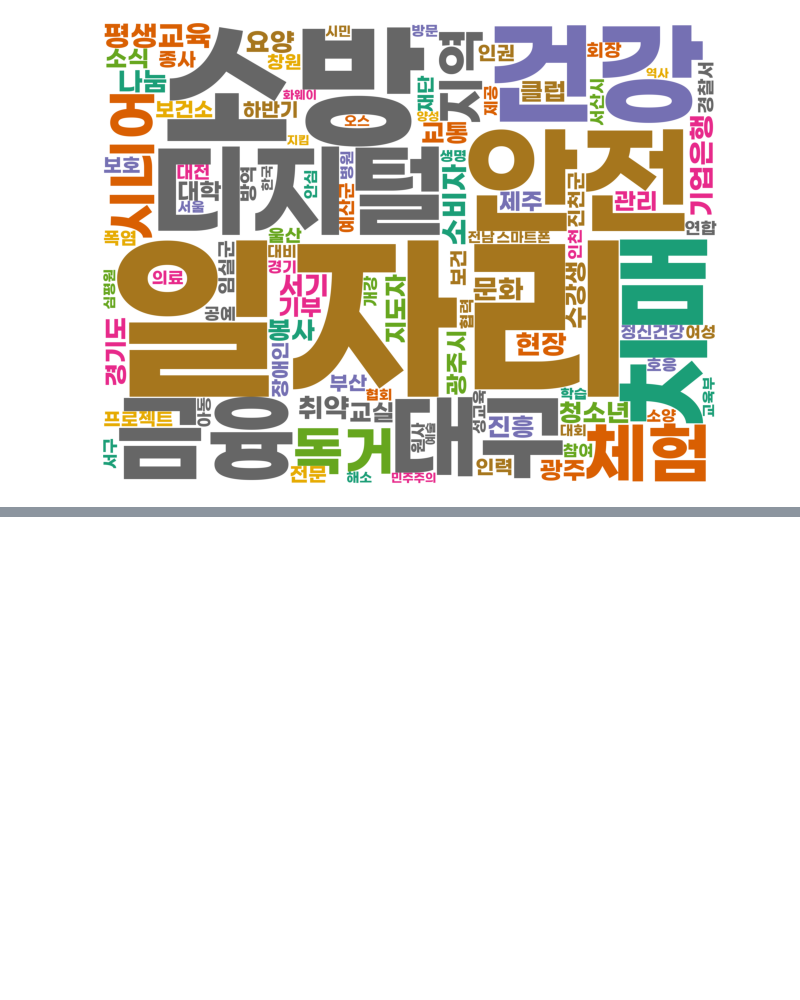
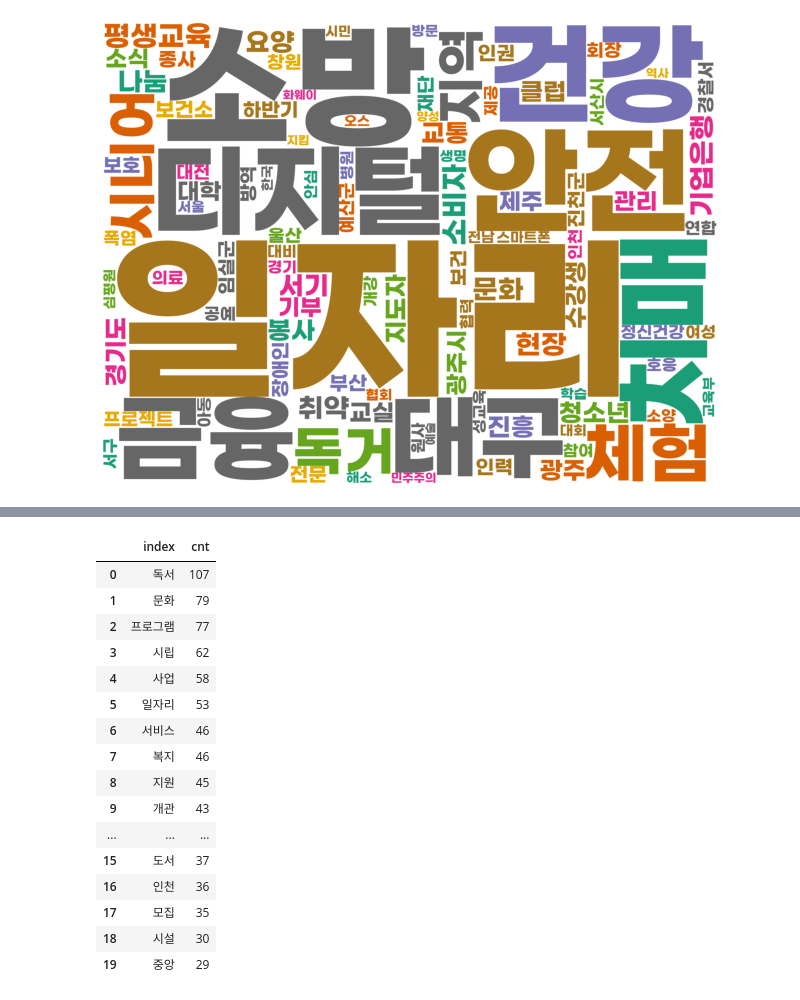
Before and after one commit to kyunakim/everybodys_lib, a Jupyter notebook: hanni/newsjeans.ipynb, the cells around one changed output, grey strips where cells are left out. Saved outputs shown, nothing was run; the diff lists cells and outputs as text; code cells hidden in the pictures; blank space fills up the shorter version.

```diff
--- a/hanni/newsjeans.ipynb
+++ b/hanni/newsjeans.ipynb
@@ -537,0 +590,7 @@ plt.axis('off') #축 지우기
+# %%
+import re
+target = news_df['title'].values #Series.values = array
+title_list = target.tolist() # array > list
+text = ' '.join(title_list) #list들을 공백으로 구분해서 연결
+text = re.sub('[^가-힣]+',' ',text) #한글 이외는 공백으로 대체
+#text
@@ -537,0 +635,24 @@ plt.axis('off') #축 지우기
+# %%
+df_test= df[df['cnt'] > 10]  #몇 번 이상 등장한 단어를 뽑아낼 건지 정하기
+# %%
+df_stop_words = df_test.head(20)
+df_stop_words = df_stop_words.reset_index()
+df_stop_words
+# %% [output]
+|  | index | cnt |
+| 0 | 독서 | 107 |
+| 1 | 문화 | 79 |
+| 2 | 프로그램 | 77 |
+| 3 | 시립 | 62 |
+| 4 | 사업 | 58 |
+| 5 | 일자리 | 53 |
+| 6 | 서비스 | 46 |
+| 7 | 복지 | 46 |
+| 8 | 지원 | 45 |
+| 9 | 개관 | 43 |
+| ... | ... | ... |
+| 15 | 도서 | 37 |
+| 16 | 인천 | 36 |
+| 17 | 모집 | 35 |
+| 18 | 시설 | 30 |
+| 19 | 중앙 | 29 |
```
Also changed, not shown: parts of 4 cells of this notebook, 2 other files.
